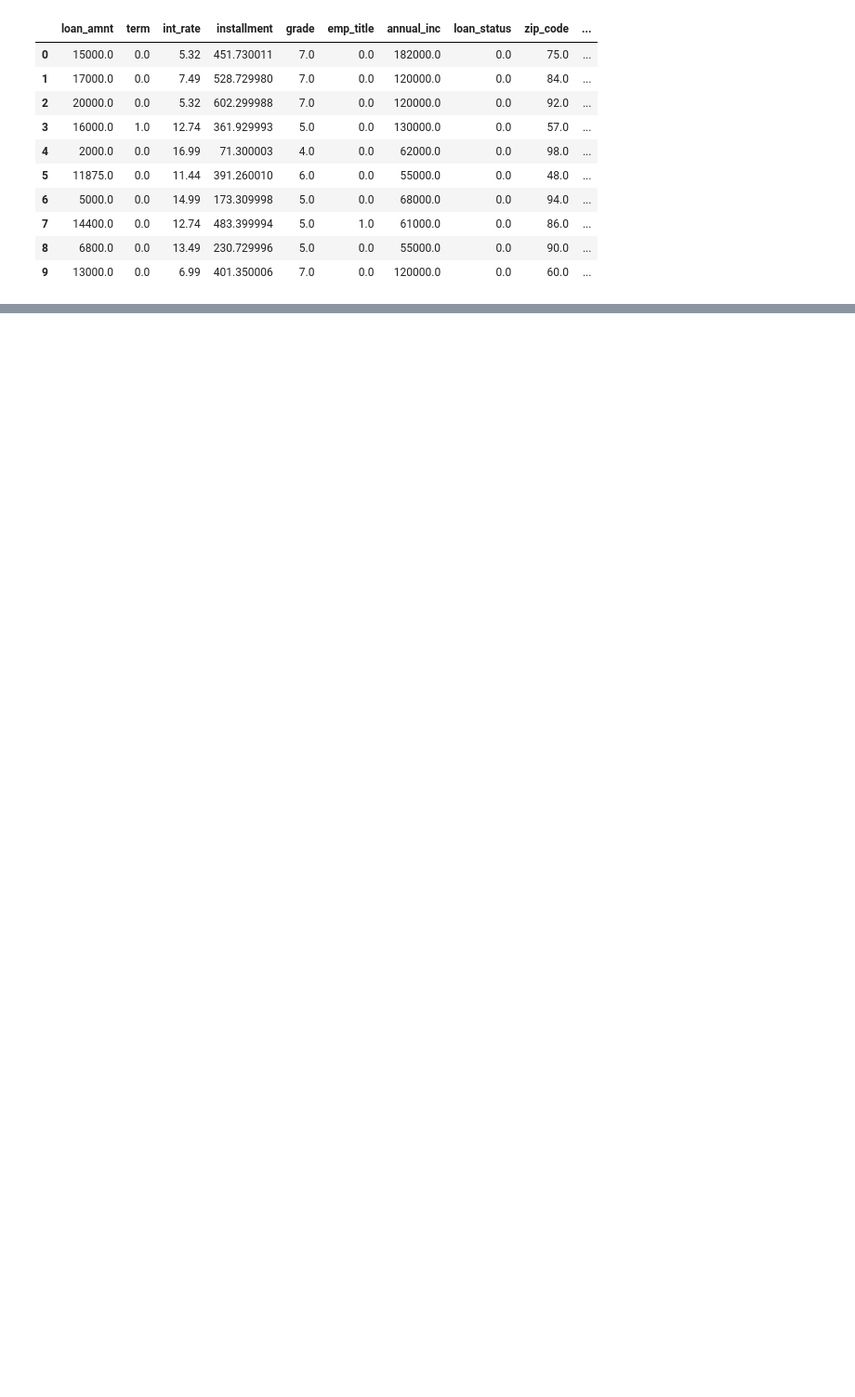
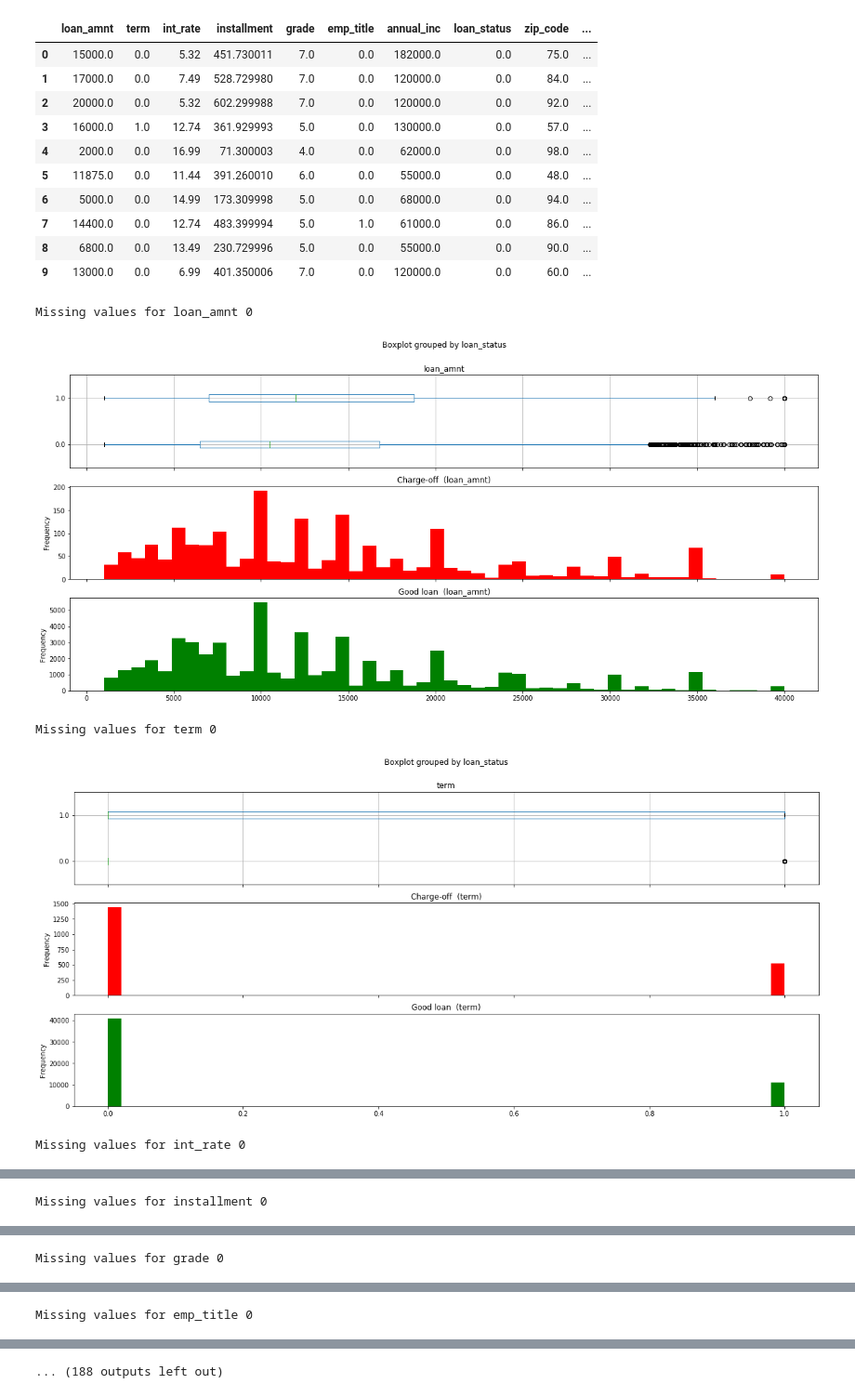
Before and after one commit to aberenyi73/machine-learning, a Jupyter notebook: projects/capstone/Process Input 4.ipynb, the cells around one changed output, grey strips where cells are left out. Shown at 93% size. Drawn from its saved outputs; the diff is of its cells as text; code cells hidden in the pictures; blank space fills up the shorter version.

```diff
--- a/projects/capstone/Process Input 4.ipynb
+++ b/projects/capstone/Process Input 4.ipynb
@@ -34,3 +69,12 @@ display(df.head(10))
 | 7 | 14400.0 | 0.0 | 12.74 | 483.399994 | 5.0 | 1.0 | 61000.0 | 0.0 | 86.0 | ... |
 | 8 | 6800.0 | 0.0 | 13.49 | 230.729996 | 5.0 | 0.0 | 55000.0 | 0.0 | 90.0 | ... |
 | 9 | 13000.0 | 0.0 | 6.99 | 401.350006 | 7.0 | 0.0 | 120000.0 | 0.0 | 60.0 | ... |
+# %%
+for col in df.columns.values:
+    plot_box_hist2(df, col, bins=50)
+# %% [output]
+Missing values for loan_amnt 0
+[figure, added]
+Missing values for term 0
+[figure, added]
+Missing values for int_rate 0
@@ -36,0 +82 @@ display(df.head(10))
+Missing values for installment 0
@@ -36,0 +84 @@ display(df.head(10))
+Missing values for grade 0
@@ -36,0 +86 @@ display(df.head(10))
+Missing values for emp_title 0
@@ -37,3 +88,4 @@ display(df.head(10))
+... (188 outputs left out)
 # %%
 # display statistics about variables
 col_stats(df).sort_values(by='Null Percent', ascending=False)
```
Also changed, not shown: parts of 36 cells of this notebook, 41 other files.
